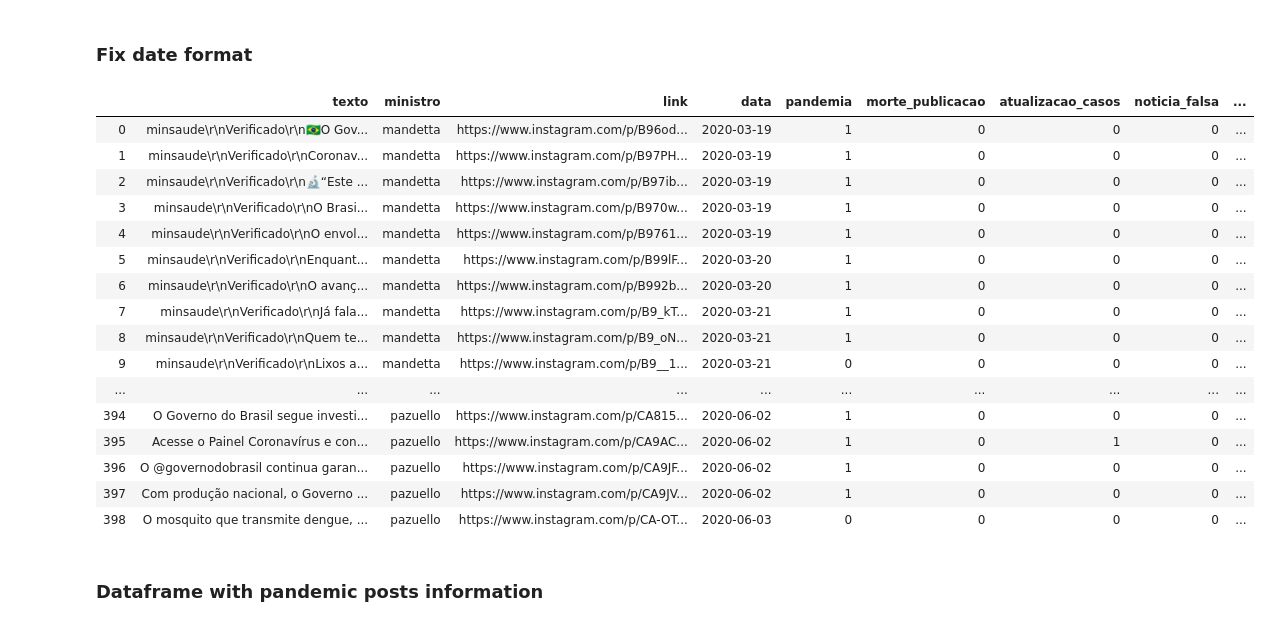
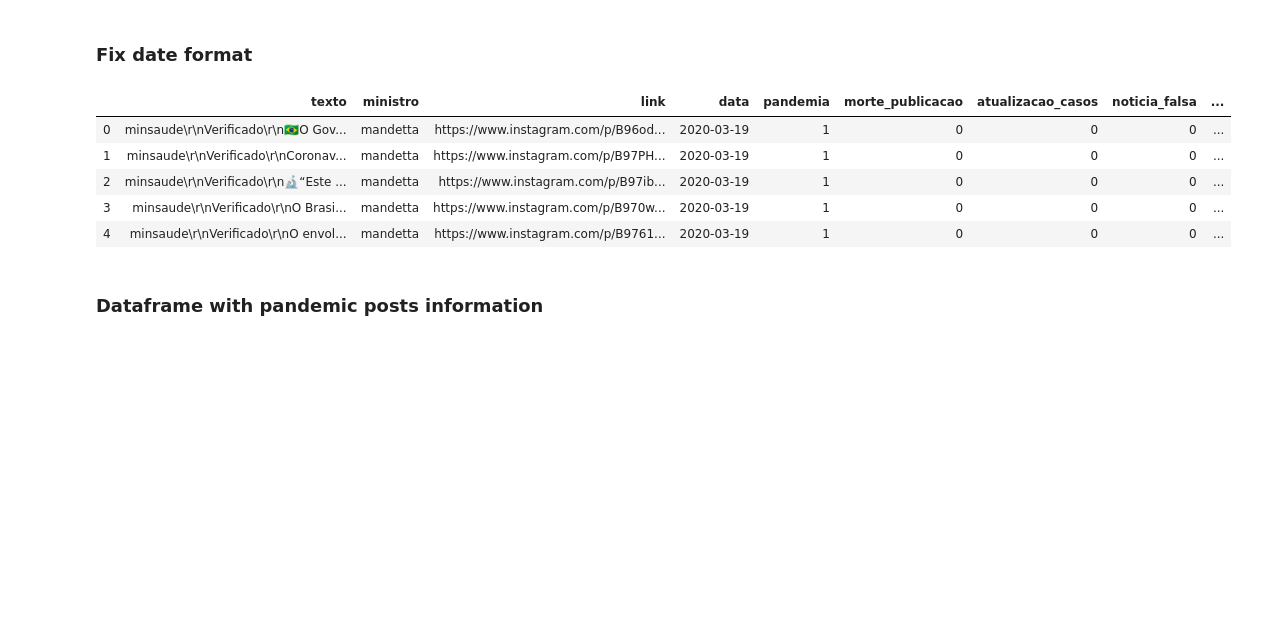
Before and after one commit to LarissaSGuimaraes/Data_MS, a Jupyter notebook: src/ms_geral.ipynb, the cells around one changed output. Saved outputs shown, nothing was run; the diff lists cells and outputs as text; code cells hidden in the pictures; blank space fills up the shorter version.

Commit message:
Improve dataframe

```diff
--- a/src/ms_geral.ipynb
+++ b/src/ms_geral.ipynb
@@ -17,5 +15,3 @@ from matplotlib import rc
-# %%
-pd.set_option ("display.max_rows", None, "display.max_columns", None)
 # %% [markdown]
 ### Graphs' style
 # %%
@@ -50,25 +46,14 @@ df_geral["dia_publicacao"]=pd.to_datetime(df_geral["dia_publicacao"],dayfirst=Tr
 # %%
 df_geral=df_geral.rename({'dia_publicacao': 'data'}, axis=1)
 # %%
-df_geral
+df_geral.head()
 # %% [output]
 |  | texto | ministro | link | data | pandemia | morte_publicacao | atualizacao_casos | noticia_falsa | ... |
 | 0 | minsaude\r\nVerificado\r\n🇧🇷O Gov... | mandetta | https://www.instagram.com/p/B96od... | 2020-03-19 | 1 | 0 | 0 | 0 | ... |
 | 1 | minsaude\r\nVerificado\r\nCoronav... | mandetta | https://www.instagram.com/p/B97PH... | 2020-03-19 | 1 | 0 | 0 | 0 | ... |
 | 2 | minsaude\r\nVerificado\r\n🔬“Este ... | mandetta | https://www.instagram.com/p/B97ib... | 2020-03-19 | 1 | 0 | 0 | 0 | ... |
 | 3 | minsaude\r\nVerificado\r\nO Brasi... | mandetta | https://www.instagram.com/p/B970w... | 2020-03-19 | 1 | 0 | 0 | 0 | ... |
 | 4 | minsaude\r\nVerificado\r\nO envol... | mandetta | https://www.instagram.com/p/B9761... | 2020-03-19 | 1 | 0 | 0 | 0 | ... |
-| 5 | minsaude\r\nVerificado\r\nEnquant... | mandetta | https://www.instagram.com/p/B99lF... | 2020-03-20 | 1 | 0 | 0 | 0 | ... |
-| 6 | minsaude\r\nVerificado\r\nO avanç... | mandetta | https://www.instagram.com/p/B992b... | 2020-03-20 | 1 | 0 | 0 | 0 | ... |
-| 7 | minsaude\r\nVerificado\r\nJá fala... | mandetta | https://www.instagram.com/p/B9_kT... | 2020-03-21 | 1 | 0 | 0 | 0 | ... |
-| 8 | minsaude\r\nVerificado\r\nQuem te... | mandetta | https://www.instagram.com/p/B9_oN... | 2020-03-21 | 1 | 0 | 0 | 0 | ... |
-| 9 | minsaude\r\nVerificado\r\nLixos a... | mandetta | https://www.instagram.com/p/B9__1... | 2020-03-21 | 0 | 0 | 0 | 0 | ... |
-| ... | ... | ... | ... | ... | ... | ... | ... | ... | ... |
-| 394 | O Governo do Brasil segue investi... | pazuello | https://www.instagram.com/p/CA815... | 2020-06-02 | 1 | 0 | 0 | 0 | ... |
-| 395 | Acesse o Painel Coronavírus e con... | pazuello | https://www.instagram.com/p/CA9AC... | 2020-06-02 | 1 | 0 | 1 | 0 | ... |
-| 396 | O @governodobrasil continua garan... | pazuello | https://www.instagram.com/p/CA9JF... | 2020-06-02 | 1 | 0 | 0 | 0 | ... |
-| 397 | Com produção nacional, o Governo ... | pazuello | https://www.instagram.com/p/CA9JV... | 2020-06-02 | 1 | 0 | 0 | 0 | ... |
-| 398 | O mosquito que transmite dengue, ... | pazuello | https://www.instagram.com/p/CA-OT... | 2020-06-03 | 0 | 0 | 0 | 0 | ... |
 # %% [markdown]
 ### Dataframe with pandemic posts information
 # %%
```
Also changed, not shown: parts of 3 cells of this notebook.
